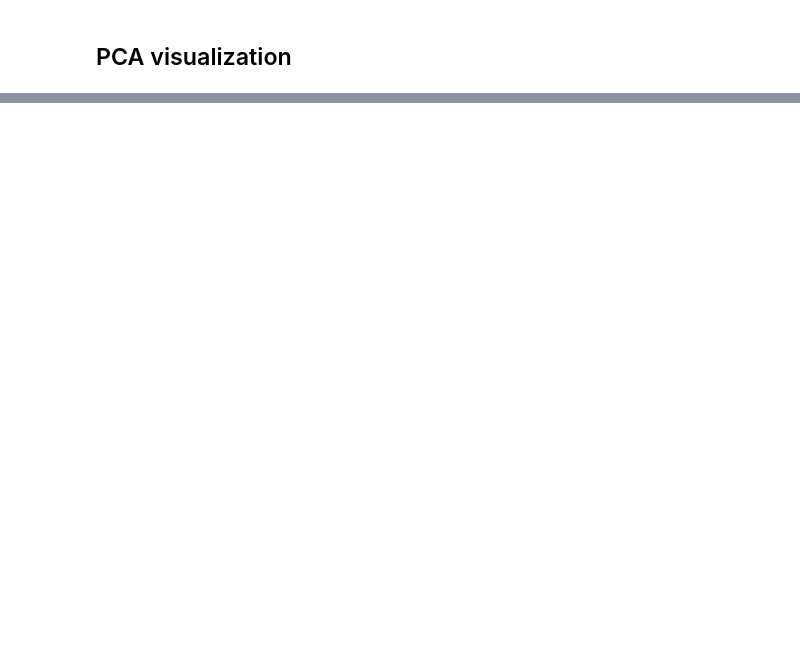
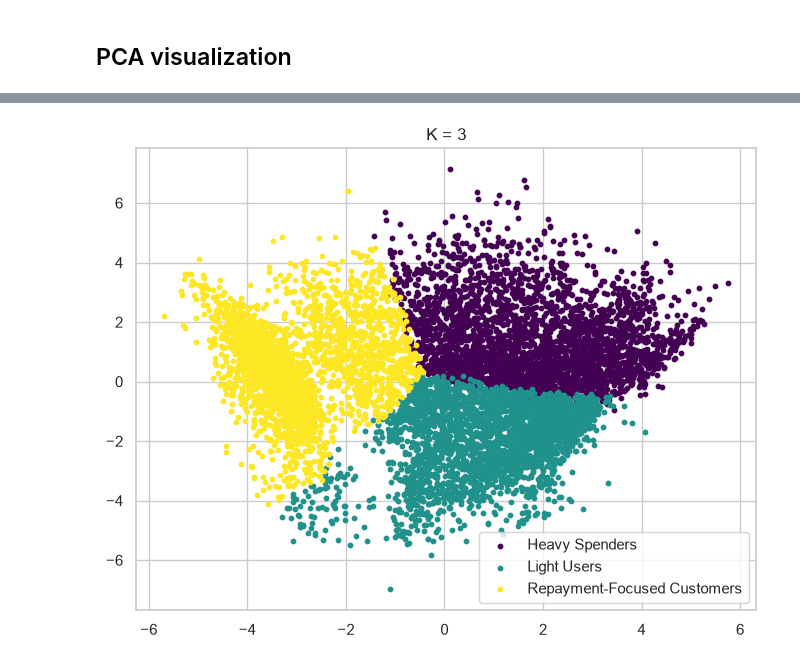
Before and after one commit to geethawilliam-ds/Credit-Card-Customer-Segmentation, a Jupyter notebook: preprocessing.ipynb, the cells around one changed output, grey strips where cells are left out. Drawn from its saved outputs; the diff is of its cells as text; code cells hidden in the pictures; blank space fills up the shorter version.

Commit message:
Identified customer segments

```diff
--- a/preprocessing.ipynb
+++ b/preprocessing.ipynb
@@ -1091,0 +870,30 @@ comparison
+# %%
+pca_vis = PCA(n_components=2)
+
+X_vis = pca_vis.fit_transform(X_pca)
+# %%
+cluster_names = {
+    0: "Heavy Spenders",
+    1: "Light Users",
+    2: "Repayment-Focused Customers"
+}
+
+cmap = plt.cm.viridis
+
+plt.figure(figsize=(8,6))
+
+for cluster in range(3):
+    plt.scatter(
+        X_vis[clusters_3 == cluster, 0],
+        X_vis[clusters_3 == cluster, 1],
+        color=cmap(cluster / 2),   # 0, 0.5, 1 for 3 clusters
+        label= cluster_names[cluster],
+        s=10
+    )
+
+plt.legend()
+plt.title("K = 3")
+
+plt.show()
+# %% [output]
+[figure, added]
```
Also changed, not shown: parts of 36 cells of this notebook.
